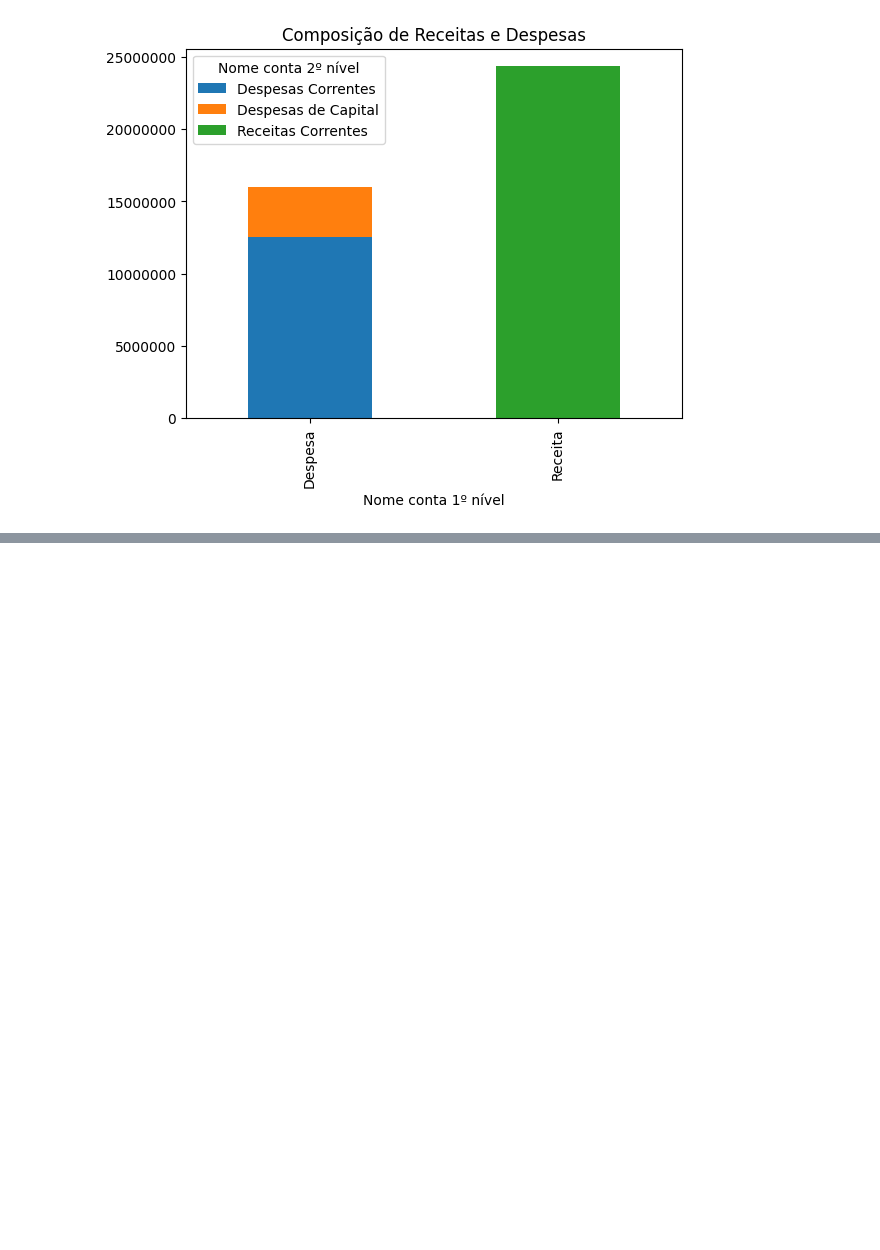
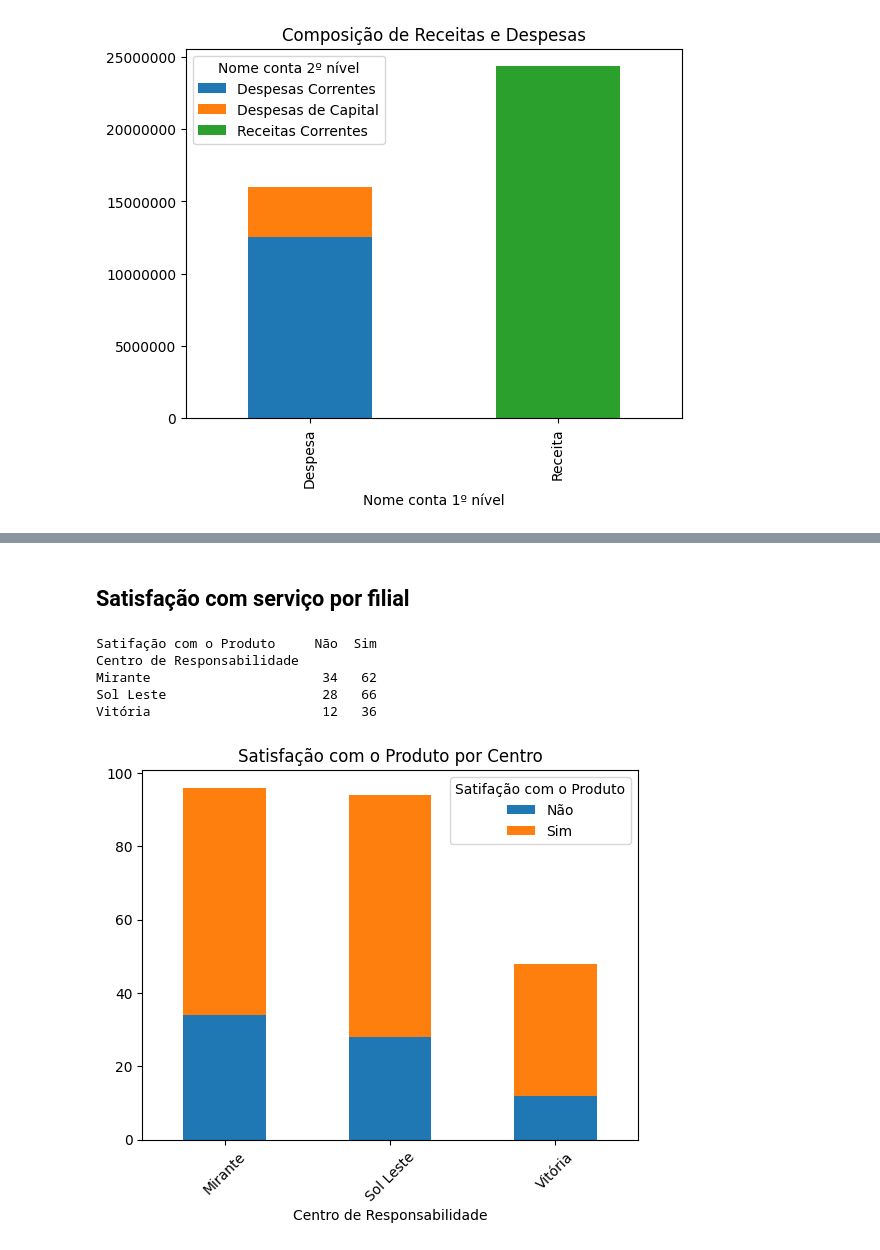
Before and after one commit to dokisnowy/Analise-de-Dados, a Jupyter notebook: data_analise_orcamento.ipynb, the cells around one changed output, grey strips where cells are left out. Drawn from its saved outputs; the diff is of its cells as text; code cells hidden in the pictures; blank space fills up the shorter version.

```diff
--- a/data_analise_orcamento.ipynb
+++ b/data_analise_orcamento.ipynb
@@ -161,0 +233,29 @@ orcamento = planilhas.get_any("planilha_Dados - Mercado.csv")
+# %% [markdown]
+## Satisfação com serviço por filial
+# %%
+
+df_group = (
+    df_mercado
+    .groupby(["Centro de Responsabilidade", "Satifação com o Produto"])
+    .size()
+    .unstack(fill_value=0)
+)
+df_group = df_group.drop(columns="-")
+# %%
+print(df_group)
+# %% [output]
+Satifação com o Produto     Não  Sim
+Centro de Responsabilidade
+Mirante                      34   62
+Sol Leste                    28   66
+Vitória                      12   36
+# %%
+df_group.plot(kind="bar", stacked=True)
+
+
+plt.title("Satisfação com o Produto por Centro")
+plt.xticks(rotation=45)
+
+plt.show()
+# %% [output]
+[figure, added]
```
Also changed, not shown: parts of 12 cells of this notebook.
